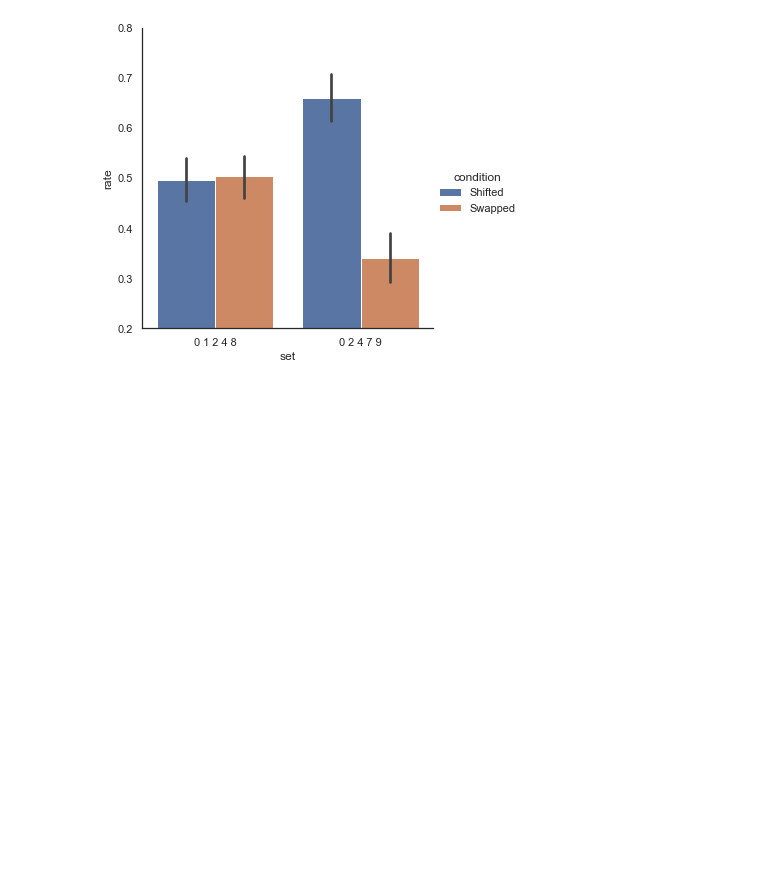
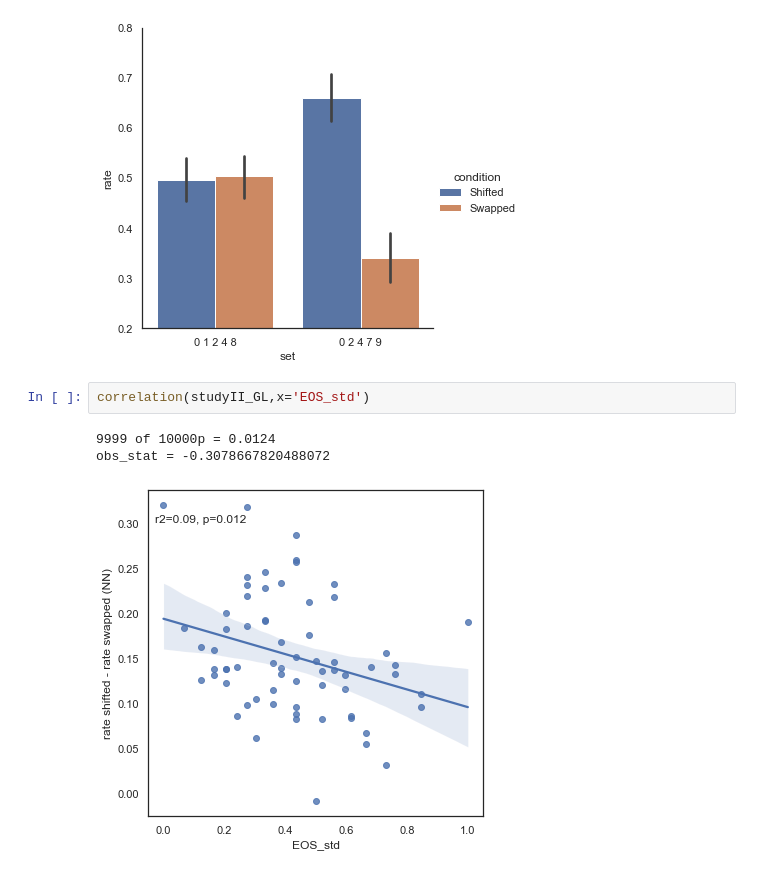
Before and after one commit to MichaelSel/Scale_paper, a Jupyter notebook: 3. Main Plotting.ipynb, the cells around one changed output. Drawn from its saved outputs; the diff is of its cells as text; blank space fills up the shorter version.

```diff
--- a/3. Main Plotting.ipynb
+++ b/3. Main Plotting.ipynb
@@ -172,3 +203,9 @@ plt.ylim([0.2,0.8])
 plt.savefig(StudyII_paths.plots_dir + "rate of shifted AND swapped (NN) best and worst.svg")
 # %% [output]
 [figure]
+# %%
+correlation(studyII_GL,x='EOS_std')
+# %% [output]
+9999 of 10000p = 0.0124
+obs_stat = -0.3078667820488072
+[figure, added]
```
Also changed, not shown: parts of 10 cells of this notebook, 3 other files.
